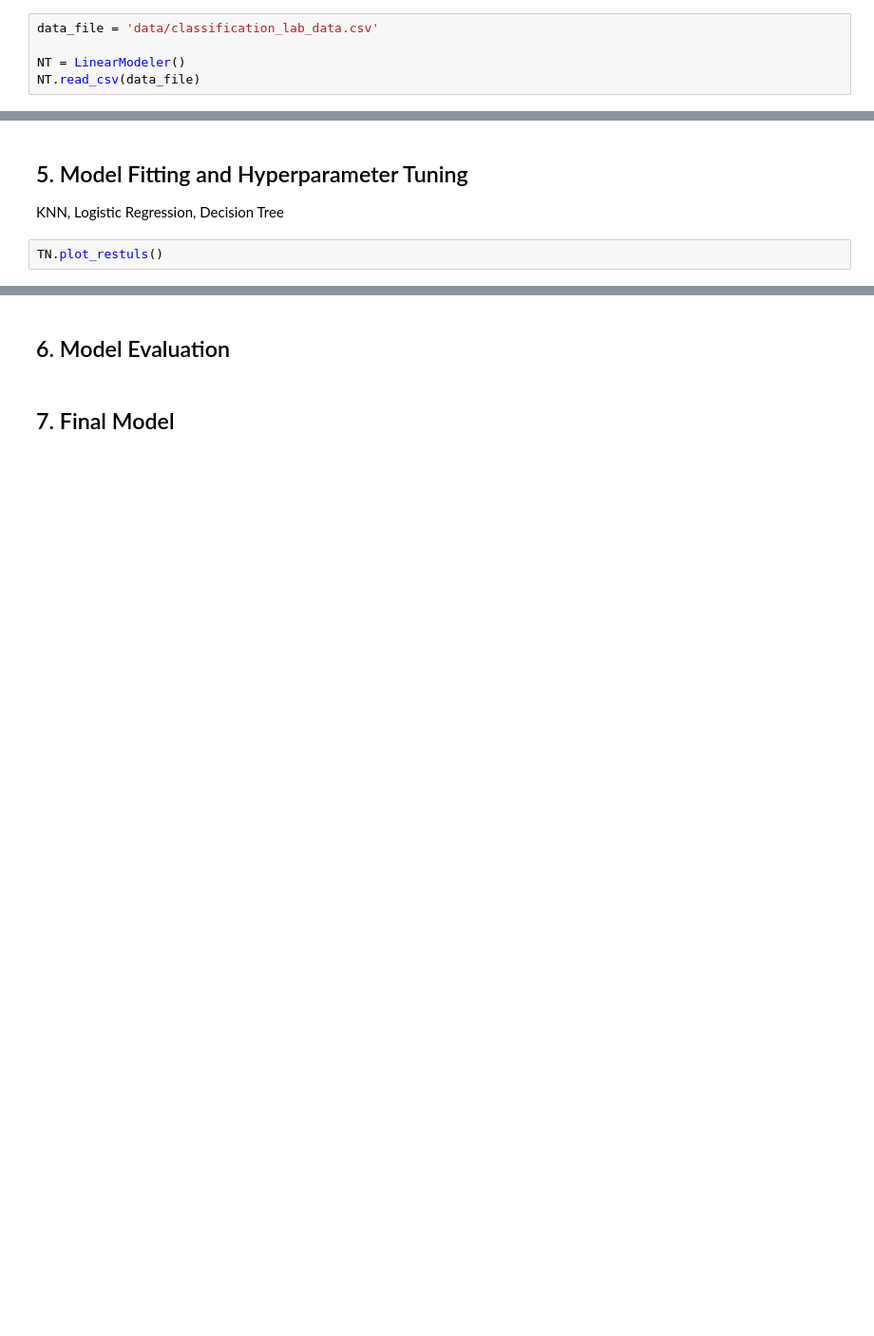
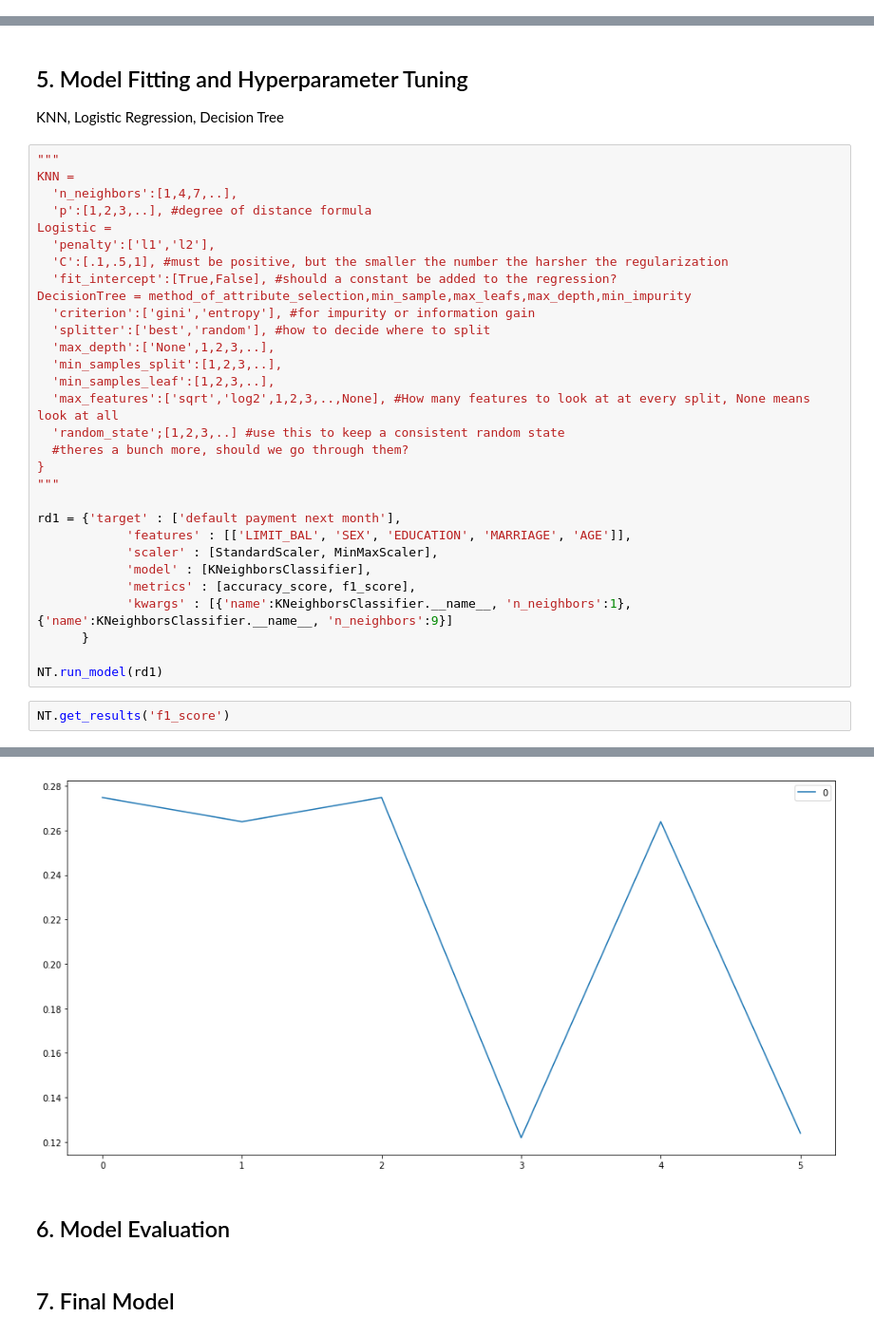
Before and after one commit to davidhaase/Mod4-Classification, a Jupyter notebook: Mod4-Classification_NS_DH.ipynb, the cells around one changed output, grey strips where cells are left out. Shown at 95% size. Drawn from its saved outputs; the diff is of its cells as text; blank space fills up the shorter version.

Commit message:
Updated with working Max Score and Line Plot

```diff
--- a/Mod4-Classification_NS_DH.ipynb
+++ b/Mod4-Classification_NS_DH.ipynb
@@ -122,6 +109 @@ NT.get_results('accuracy_score')
-# %%
-data_file = 'data/classification_lab_data.csv'
-
-NT = LinearModeler()
-NT.read_csv(data_file)
 # %% [markdown]
@@ -175,5 +167,36 @@ NT.explore_data()
 # %% [markdown]
 ## 5. Model Fitting and Hyperparameter Tuning
 KNN, Logistic Regression, Decision Tree
-# %%
-TN.plot_restuls()
+# %%
+"""
+KNN =
+  'n_neighbors':[1,4,7,..],
+  'p':[1,2,3,..], #degree of distance formula
+Logistic =
+  'penalty':['l1','l2'],
+  'C':[.1,.5,1], #must be positive, but the smaller the number the harsher the regularization
+  'fit_intercept':[True,False], #should a constant be added to the regression?
+DecisionTree = method_of_attribute_selection,min_sample,max_leafs,max_depth,min_impurity
+  'criterion':['gini','entropy'], #for impurity or information gain
+  'splitter':['best','random'], #how to decide where to split
+  'max_depth':['None',1,2,3,..],
+  'min_samples_split':[1,2,3,..],
+  'min_samples_leaf':[1,2,3,..],
+  'max_features':['sqrt','log2',1,2,3,..,None], #How many features to look at at every split, None means look at all
+  'random_state';[1,2,3,..] #use this to keep a consistent random state
+  #theres a bunch more, should we go through them?
+}
+"""
+
+rd1 = {'target' : ['default payment next month'],
+            'features' : [['LIMIT_BAL', 'SEX', 'EDUCATION', 'MARRIAGE', 'AGE']],
+            'scaler' : [StandardScaler, MinMaxScaler],
+            'model' : [KNeighborsClassifier],
+            'metrics' : [accuracy_score, f1_score],
+            'kwargs' : [{'name':KNeighborsClassifier.__name__, 'n_neighbors':1}, {'name':KNeighborsClassifier.__name__, 'n_neighbors':9}]
+      }
+
+NT.run_model(rd1)
+# %%
+NT.get_results('f1_score')
+# %% [output]
@@ -180,3 +215,4 @@ TN.plot_restuls()
+[figure, added]
 # %% [markdown]
 ## 6. Model Evaluation
 # %% [markdown]
```
Also changed, not shown: parts of 15 cells of this notebook, 2 other files.
